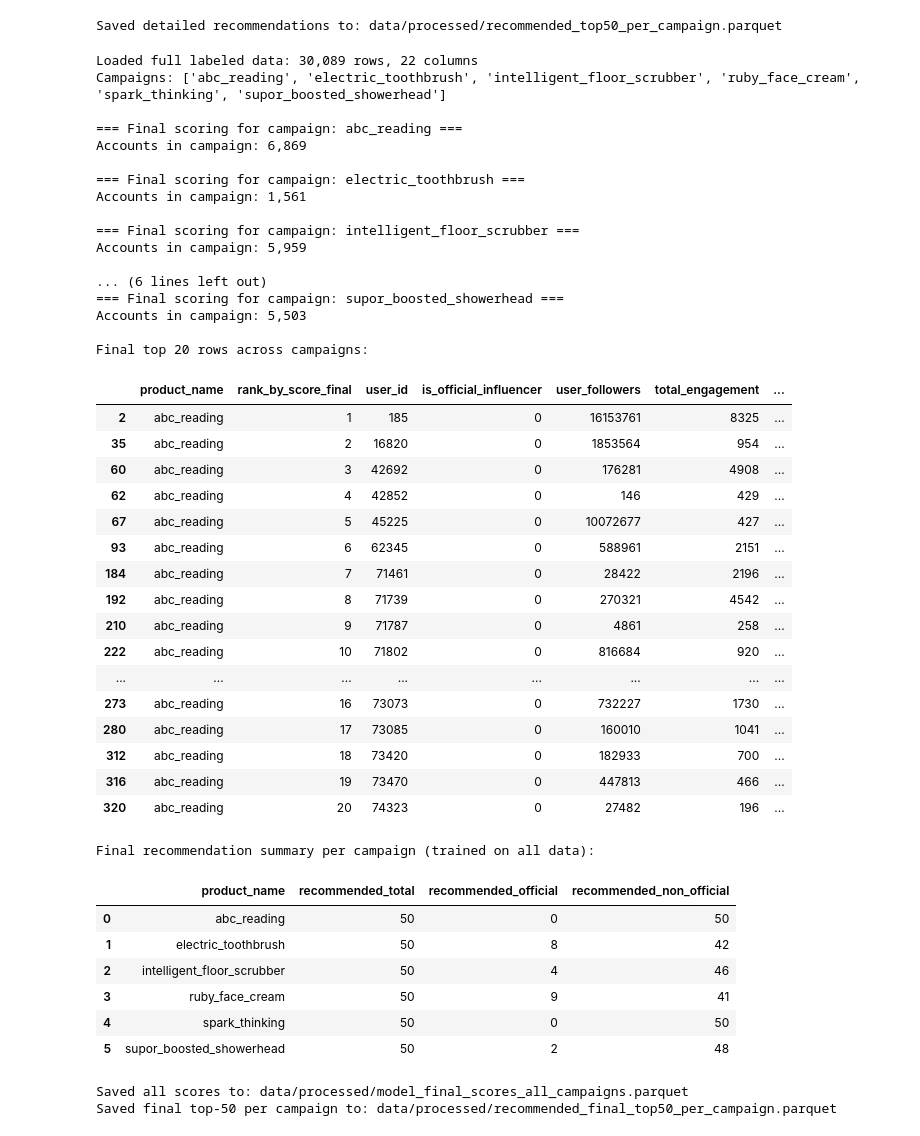
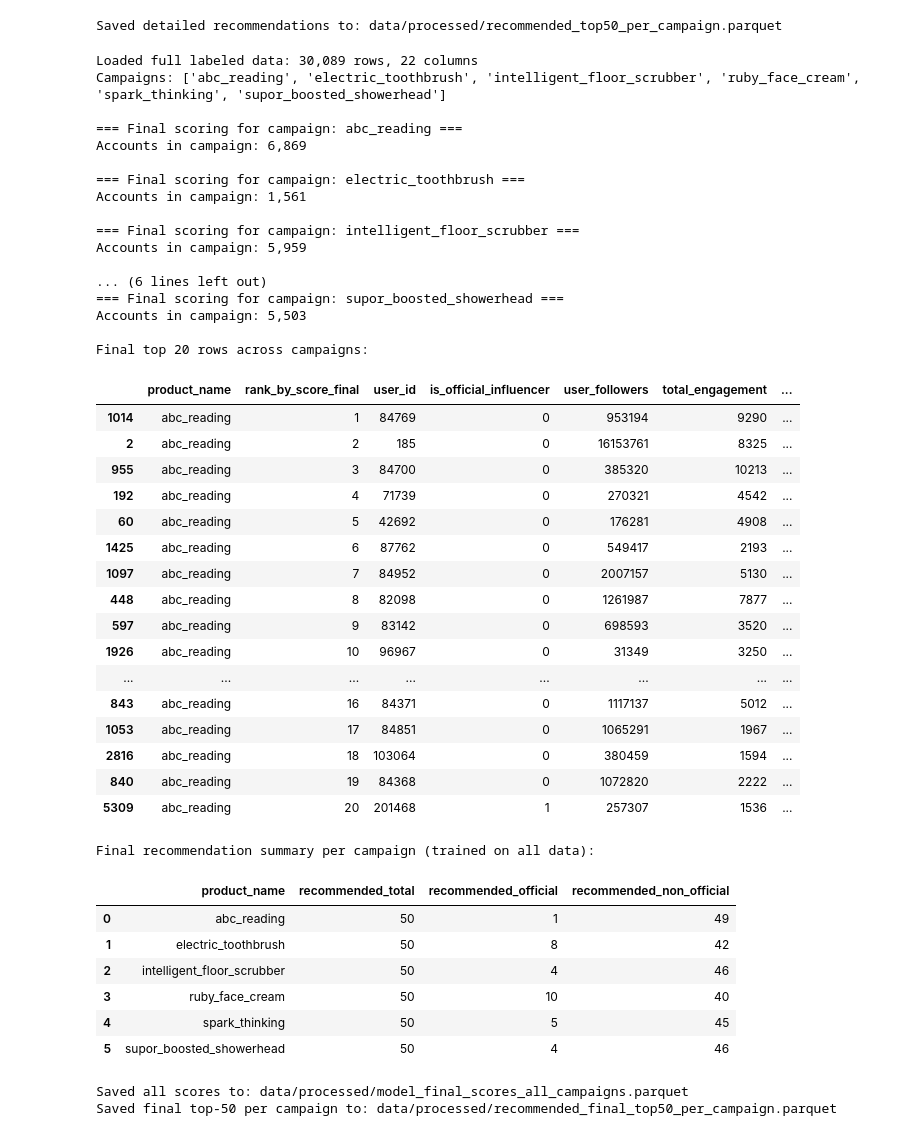
Before and after one commit to rlvramana/Influence-Analysis, a Jupyter notebook: notebooks/03_modeling_and_recommendations.ipynb, the cells around one changed output. Cells and saved outputs as stored; diff of their text form; code cells hidden in the pictures.

```diff
--- a/notebooks/03_modeling_and_recommendations.ipynb
+++ b/notebooks/03_modeling_and_recommendations.ipynb
@@ -666,16 +666,12 @@ data_full = pd.read_parquet(features_path)
 print(f"Loaded full labeled data: {data_full.shape[0]:,} rows, {data_full.shape[1]} columns")
 print("Campaigns:", sorted(data_full["product_name"].unique()))
 
-# Make sure these are defined as before
+# Target and feature set (no engagement-based features here)
 TARGET_COL = "label_high_engagement"
 
 FULL_FEATURES = [
     "log1p_user_followers",
     "log1p_user_friends",
-    "log1p_comment",
-    "log1p_reposts",
-    "log1p_total_engagement",
-    "engagement_per_follower",
     "log1p_in_degree",
     "log1p_out_degree",
     "log1p_pagerank",
@@ -761,56 +757,56 @@ print("\nFinal recommendation summary per campaign (trained on all data):")
 display(summary_final)
 
 # Save for Streamlit / reporting
 final_scores_path = PROC_DIR / "model_final_scores_all_campaigns.parquet"
 final_topk_path = PROC_DIR / "recommended_final_top50_per_campaign.parquet"
 
 scored_all.to_parquet(final_scores_path, index=False)
 topk_final.to_parquet(final_topk_path, index=False)
 
 print(f"\nSaved all scores to: {final_scores_path}")
 print(f"Saved final top-{TOP_K} per campaign to: {final_topk_path}")
 # %% [output]
 Loaded full labeled data: 30,089 rows, 22 columns
 Campaigns: ['abc_reading', 'electric_toothbrush', 'intelligent_floor_scrubber', 'ruby_face_cream', 'spark_thinking', 'supor_boosted_showerhead']
 
 === Final scoring for campaign: abc_reading ===
 Accounts in campaign: 6,869
 
 === Final scoring for campaign: electric_toothbrush ===
 Accounts in campaign: 1,561
 
 === Final scoring for campaign: intelligent_floor_scrubber ===
 Accounts in campaign: 5,959
 
 ... (6 lines left out)
 === Final scoring for campaign: supor_boosted_showerhead ===
 Accounts in campaign: 5,503
 
 Final top 20 rows across campaigns:
 |  | product_name | rank_by_score_final | user_id | is_official_influencer | user_followers | total_engagement | ... |
-| 2 | abc_reading | 1 | 185 | 0 | 16153761 | 8325 | ... |
-| 35 | abc_reading | 2 | 16820 | 0 | 1853564 | 954 | ... |
-| 60 | abc_reading | 3 | 42692 | 0 | 176281 | 4908 | ... |
-| 62 | abc_reading | 4 | 42852 | 0 | 146 | 429 | ... |
-| 67 | abc_reading | 5 | 45225 | 0 | 10072677 | 427 | ... |
-| 93 | abc_reading | 6 | 62345 | 0 | 588961 | 2151 | ... |
-| 184 | abc_reading | 7 | 71461 | 0 | 28422 | 2196 | ... |
-| 192 | abc_reading | 8 | 71739 | 0 | 270321 | 4542 | ... |
-| 210 | abc_reading | 9 | 71787 | 0 | 4861 | 258 | ... |
-| 222 | abc_reading | 10 | 71802 | 0 | 816684 | 920 | ... |
+| 1014 | abc_reading | 1 | 84769 | 0 | 953194 | 9290 | ... |
+| 2 | abc_reading | 2 | 185 | 0 | 16153761 | 8325 | ... |
+| 955 | abc_reading | 3 | 84700 | 0 | 385320 | 10213 | ... |
+| 192 | abc_reading | 4 | 71739 | 0 | 270321 | 4542 | ... |
+| 60 | abc_reading | 5 | 42692 | 0 | 176281 | 4908 | ... |
+| 1425 | abc_reading | 6 | 87762 | 0 | 549417 | 2193 | ... |
+| 1097 | abc_reading | 7 | 84952 | 0 | 2007157 | 5130 | ... |
+| 448 | abc_reading | 8 | 82098 | 0 | 1261987 | 7877 | ... |
+| 597 | abc_reading | 9 | 83142 | 0 | 698593 | 3520 | ... |
+| 1926 | abc_reading | 10 | 96967 | 0 | 31349 | 3250 | ... |
 | ... | ... | ... | ... | ... | ... | ... | ... |
-| 273 | abc_reading | 16 | 73073 | 0 | 732227 | 1730 | ... |
-| 280 | abc_reading | 17 | 73085 | 0 | 160010 | 1041 | ... |
-| 312 | abc_reading | 18 | 73420 | 0 | 182933 | 700 | ... |
-| 316 | abc_reading | 19 | 73470 | 0 | 447813 | 466 | ... |
-| 320 | abc_reading | 20 | 74323 | 0 | 27482 | 196 | ... |
+| 843 | abc_reading | 16 | 84371 | 0 | 1117137 | 5012 | ... |
+| 1053 | abc_reading | 17 | 84851 | 0 | 1065291 | 1967 | ... |
+| 2816 | abc_reading | 18 | 103064 | 0 | 380459 | 1594 | ... |
+| 840 | abc_reading | 19 | 84368 | 0 | 1072820 | 2222 | ... |
+| 5309 | abc_reading | 20 | 201468 | 1 | 257307 | 1536 | ... |
 Final recommendation summary per campaign (trained on all data):
 |  | product_name | recommended_total | recommended_official | recommended_non_official |
-| 0 | abc_reading | 50 | 0 | 50 |
+| 0 | abc_reading | 50 | 1 | 49 |
 | 1 | electric_toothbrush | 50 | 8 | 42 |
 | 2 | intelligent_floor_scrubber | 50 | 4 | 46 |
-| 3 | ruby_face_cream | 50 | 9 | 41 |
-| 4 | spark_thinking | 50 | 0 | 50 |
-| 5 | supor_boosted_showerhead | 50 | 2 | 48 |
+| 3 | ruby_face_cream | 50 | 10 | 40 |
+| 4 | spark_thinking | 50 | 5 | 45 |
+| 5 | supor_boosted_showerhead | 50 | 4 | 46 |
 Saved all scores to: data/processed/model_final_scores_all_campaigns.parquet
 Saved final top-50 per campaign to: data/processed/recommended_final_top50_per_campaign.parquet
```
Also changed, not shown: 18 other files.
